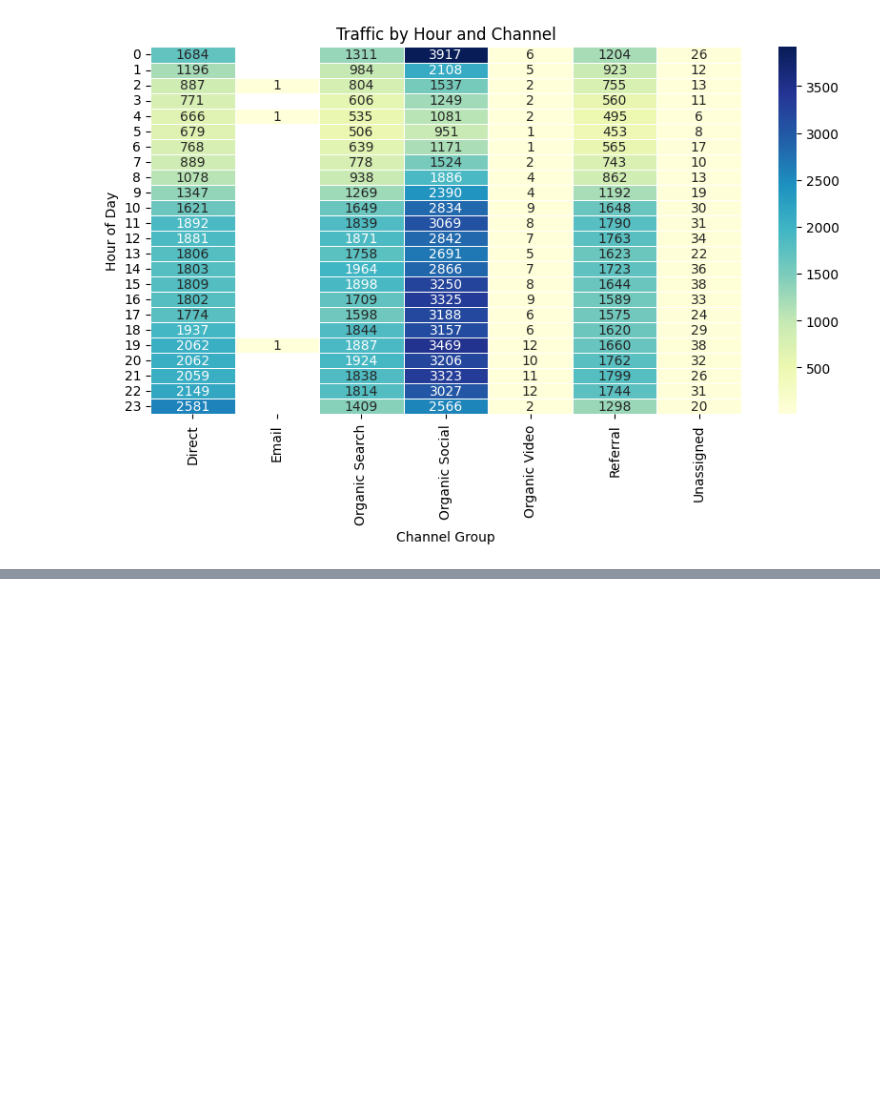
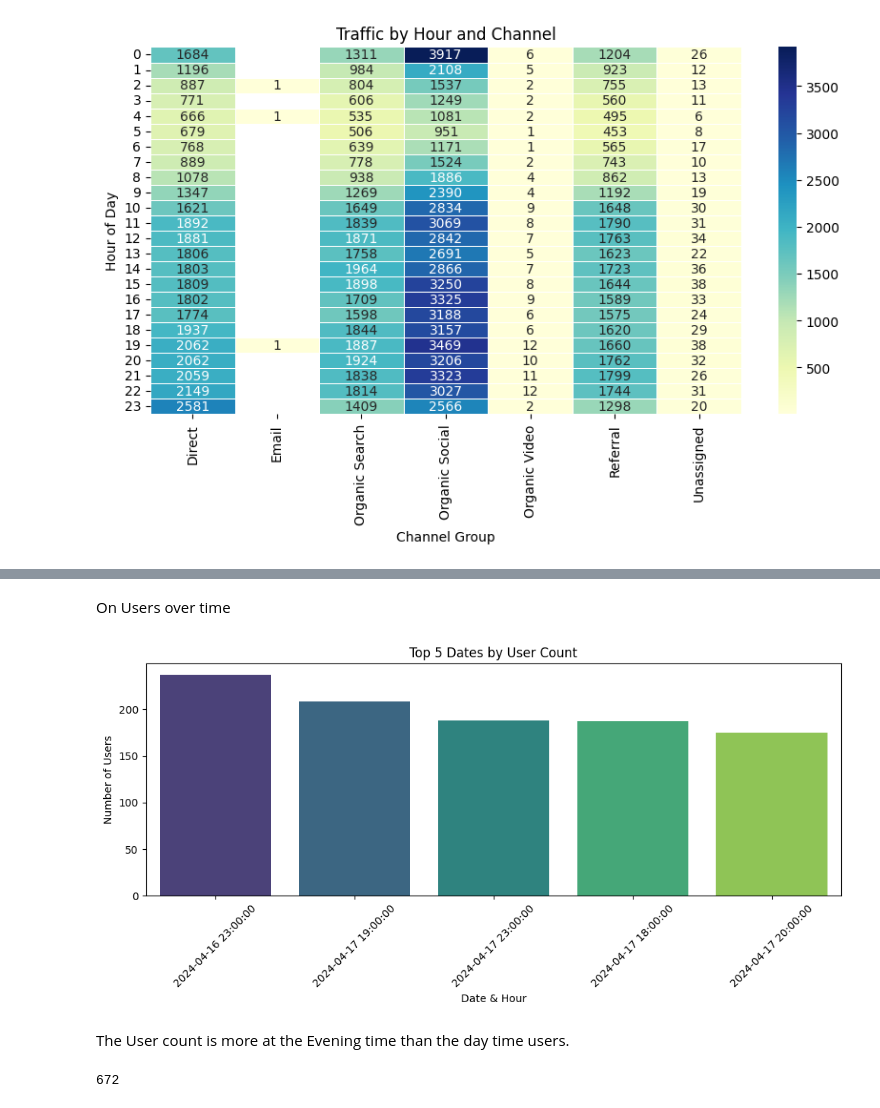
Before and after one commit to Mr-Biswas/May-June, a Jupyter notebook: End-to-End Web Traffic Analysis Using Python.ipynb, the cells around one changed output, grey strips where cells are left out. Cells and saved outputs as stored; diff of their text form; code cells hidden in the pictures; blank space fills up the shorter version.

```diff
--- a/End-to-End Web Traffic Analysis Using Python.ipynb
+++ b/End-to-End Web Traffic Analysis Using Python.ipynb
@@ -234,0 +307,22 @@ plt.show()
+# %% [markdown]
+On Users over time
+# %%
+top_5_users = df.sort_values(by="users", ascending=False).head(5)
+
+# Plot
+plt.figure(figsize=(10, 5))
+sns.barplot(x="datehour", y="users", data=top_5_users, palette="viridis")
+plt.title("Top 5 Dates by User Count")
+plt.xlabel("Date & Hour")
+plt.ylabel("Number of Users")
+plt.xticks(rotation=45)
+plt.tight_layout()
+plt.show()
+# %% [output]
+[figure, added]
+# %% [markdown]
+The User count is more at the Evening time than the day time users.
+# %%
+df["datehour"].nunique()
+# %% [output]
+672
```
Also changed, not shown: parts of 38 cells of this notebook.
